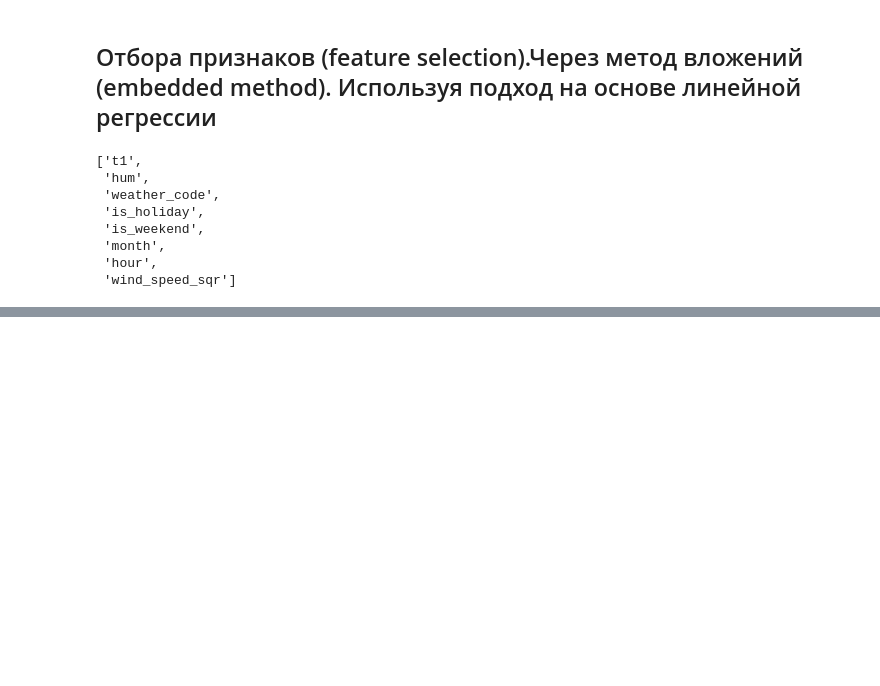
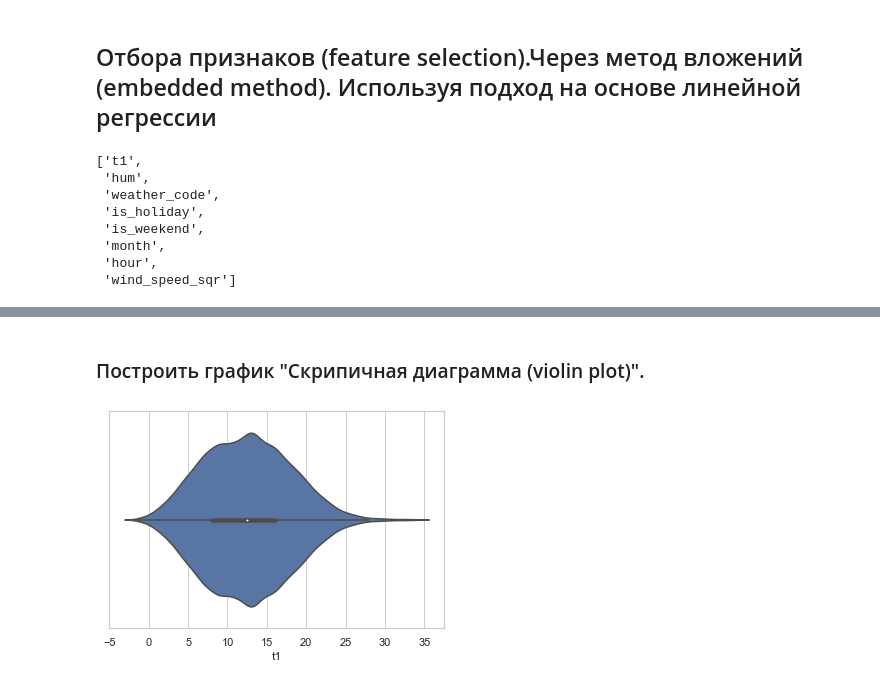
Before and after one commit to loudger/BMSTU_MMO, a Jupyter notebook: РК1/Юсипов РК1 ММО.ipynb, the cells around one changed output, grey strips where cells are left out. Saved outputs shown, nothing was run; the diff lists cells and outputs as text; code cells hidden in the pictures; blank space fills up the shorter version.

```diff
--- a/РК1/Юсипов РК1 ММО.ipynb
+++ b/РК1/Юсипов РК1 ММО.ipynb
@@ -179,3 +177,10 @@ list(zip(feature_names, sel_e_ls1.get_support()))
  ('month', True),
  ('hour', True),
  ('wind_speed_sqr', True)]
+# %% [markdown]
+### Построить график "Скрипичная диаграмма (violin plot)".
+# %%
+sns.set_theme(style="whitegrid")
+ax = sns.violinplot(x=data["t1"])
+# %% [output]
+[figure, added]
```
Also changed, not shown: parts of 3 cells of this notebook.
